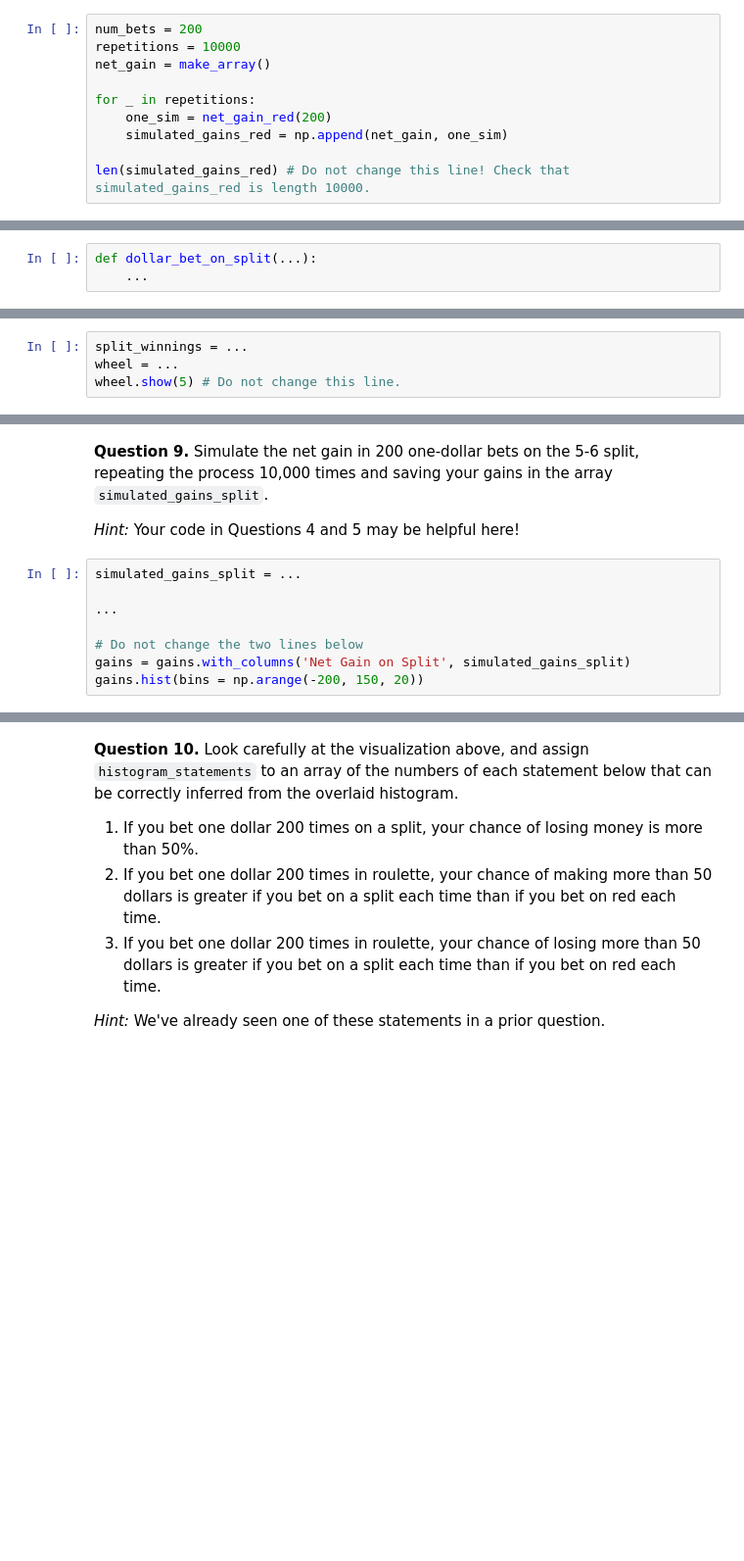
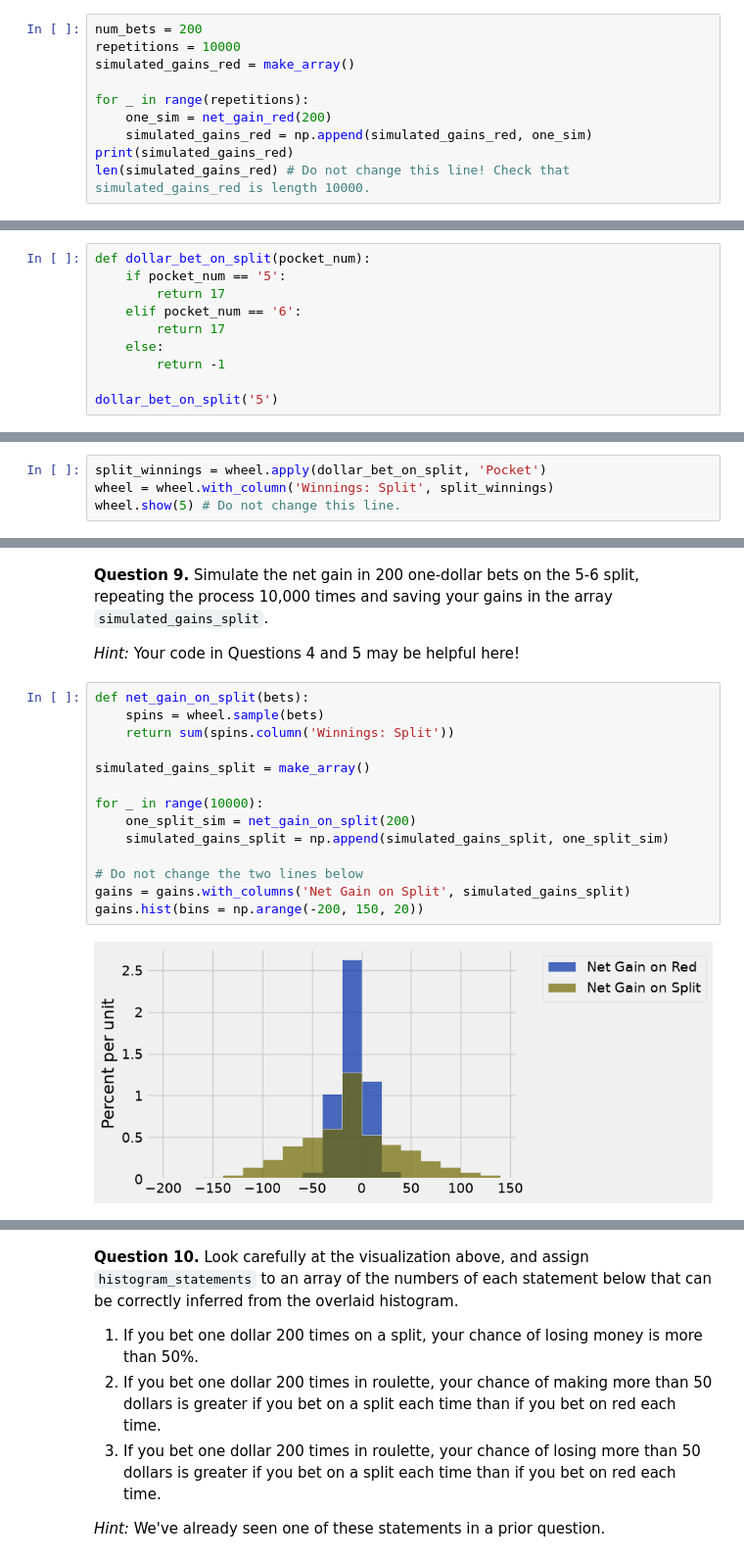
Before and after one commit to cblack-3/cblack-DA-Fall-Intro, a Jupyter notebook: Homework 6 - Sampling/hw06.ipynb, the cells around one changed output, grey strips where cells are left out. Shown at 98% size. Drawn from its saved outputs; the diff is of its cells as text; blank space fills up the shorter version.

```diff
--- a/Homework 6 - Sampling/hw06.ipynb
+++ b/Homework 6 - Sampling/hw06.ipynb
@@ -162,11 +162,11 @@ net_gain_red(10)
 # %%
 num_bets = 200
 repetitions = 10000
-net_gain = make_array()
+simulated_gains_red = make_array()
 
-for _ in repetitions:
+for _ in range(repetitions):
     one_sim = net_gain_red(200)
-    simulated_gains_red = np.append(net_gain, one_sim)
-
+    simulated_gains_red = np.append(simulated_gains_red, one_sim)
+print(simulated_gains_red)
 len(simulated_gains_red) # Do not change this line! Check that simulated_gains_red is length 10000.
 # %% [output]
@@ -198,6 +205,13 @@ If betting on red doesn't seem like a good idea, maybe a gambler might want to t
 **Question 7.** Define a function `dollar_bet_on_split` that takes a pocket number and returns your gain in dollars if that pocket won and you had bet one dollar on the 5-6 split.
 
 *Hint:* Remember that the pockets are represented as strings.
-# %%
-def dollar_bet_on_split(...):
-    ...
+# %%
+def dollar_bet_on_split(pocket_num):
+    if pocket_num == '5':
+        return 17
+    elif pocket_num == '6':
+        return 17
+    else:
+        return -1
+
+dollar_bet_on_split('5')
@@ -213,6 +236,6 @@ print(dollar_bet_on_split('23'))
 # %% [markdown]
 **Question 8.** Add a column `Winnings: Split` to the `wheel` table. For each pocket, the column should contain your gain in dollars if that pocket won and you had bet one dollar on the 5-6 split.
 # %%
-split_winnings = ...
-wheel = ...
+split_winnings = wheel.apply(dollar_bet_on_split, 'Pocket')
+wheel = wheel.with_column('Winnings: Split', split_winnings)
 wheel.show(5) # Do not change this line.
@@ -223,12 +256,20 @@ grader.check("q1_8")
 
 *Hint:* Your code in Questions 4 and 5 may be helpful here!
 # %%
-simulated_gains_split = ...
+def net_gain_on_split(bets):
+    spins = wheel.sample(bets)
+    return sum(spins.column('Winnings: Split'))
 
-...
+simulated_gains_split = make_array()
+
+for _ in range(10000):
+    one_split_sim = net_gain_on_split(200)
+    simulated_gains_split = np.append(simulated_gains_split, one_split_sim)
 
 # Do not change the two lines below
 gains = gains.with_columns('Net Gain on Split', simulated_gains_split)
 gains.hist(bins = np.arange(-200, 150, 20))
+# %% [output]
+[figure, added]
 # %%
 grader.check("q1_9")
```
Also changed, not shown: parts of 28 cells of this notebook, 3 other files.
